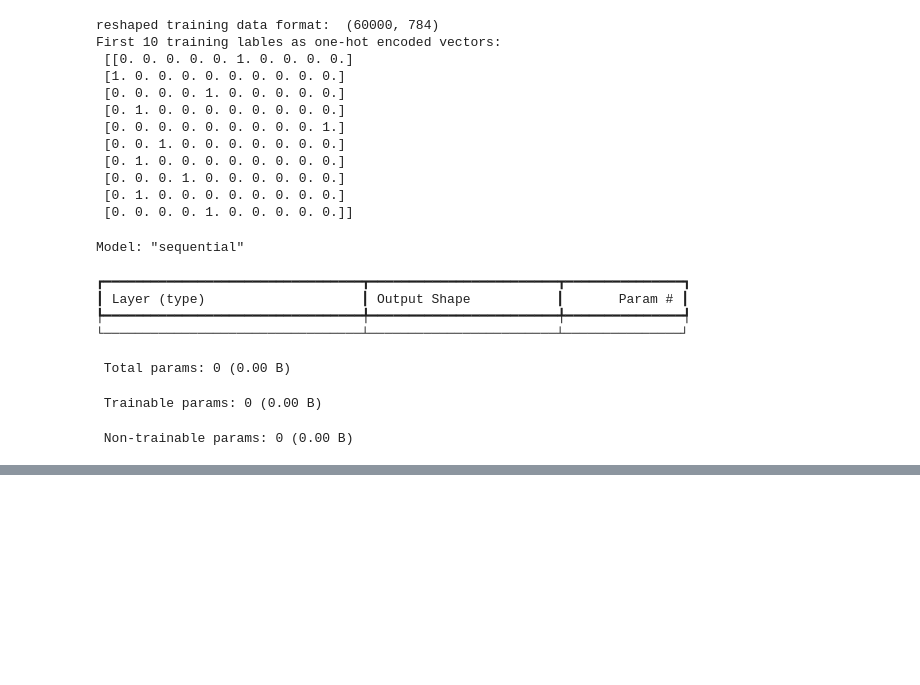
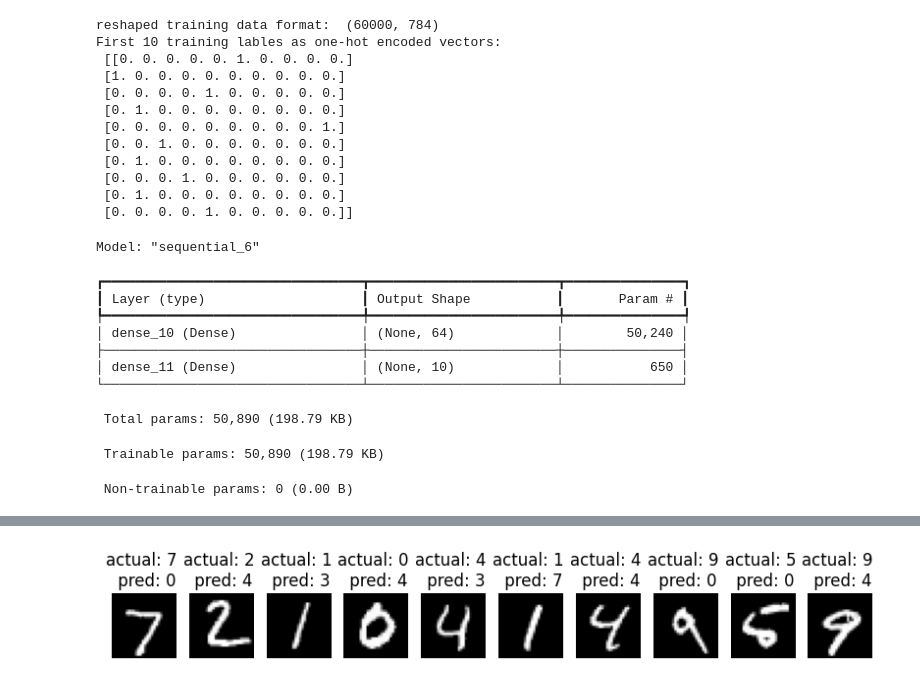
Before and after one commit to toni7lovric-rgb/PRA3024, a Jupyter notebook: ML_MNIST_NN_exercise.ipynb, the cells around one changed output, grey strips where cells are left out. Saved outputs shown, nothing was run; the diff lists cells and outputs as text; code cells hidden in the pictures; blank space fills up the shorter version.

```diff
--- a/ML_MNIST_NN_exercise.ipynb
+++ b/ML_MNIST_NN_exercise.ipynb
@@ -90,18 +78,26 @@ model = Sequential()
 ### --> add Dense (fully connected) layers to the model to connect input to output, using model.add().
 ###  Make sure that the dimensionality is correct: input should be # pixels large,
 ###  output should be #classes large. Google is your friend.
+
+model.add(Dense(64, activation='sigmoid', input_shape=(image_vector_size,))) # hidden layer with 128 neurons and sigmoid activation
+model.add(Dense(num_classes, activation='softmax')) # output layer with softmax activation and 10 output classes
+
+
 ### END STUDENT CODE ###
 
 # Print model summary. Shows network layout, and # free parameters (weights + biases) to adapt while learning.
 model.summary()
 # %% [output]
-Model: "sequential"
+Model: "sequential_6"
 ┏━━━━━━━━━━━━━━━━━━━━━━━━━━━━━━━━━┳━━━━━━━━━━━━━━━━━━━━━━━━┳━━━━━━━━━━━━━━━┓
 ┃ Layer (type)                    ┃ Output Shape           ┃       Param # ┃
 ┡━━━━━━━━━━━━━━━━━━━━━━━━━━━━━━━━━╇━━━━━━━━━━━━━━━━━━━━━━━━╇━━━━━━━━━━━━━━━┩
+│ dense_10 (Dense)                │ (None, 64)             │        50,240 │
+├─────────────────────────────────┼────────────────────────┼───────────────┤
+│ dense_11 (Dense)                │ (None, 10)             │           650 │
 └─────────────────────────────────┴────────────────────────┴───────────────┘
- Total params: 0 (0.00 B)
+ Total params: 50,890 (198.79 KB)
- Trainable params: 0 (0.00 B)
+ Trainable params: 50,890 (198.79 KB)
  Non-trainable params: 0 (0.00 B)
 # %%
 # Compile the model
@@ -113,6 +109,7 @@ Model: "sequential"
 
 ### STUDENT CODE HERE ###
 ### --> Call model.compile with the right arguments.
+model.compile(loss='categorical_crossentropy', optimizer='sgd', metrics=['accuracy'])
 ### END STUDENT CODE ###
 # %%
 # Let's see how good the model 'predicts' some hand-written digits in our test dataset, without training.
@@ -127,4 +124,15 @@ y_pred_test = model.predict(x_test)
 ### STUDENT CODE HERE ###
 ### --> call model.predict() on the test images, and show the predictions of the
 ###  untrained model for the first 10 images. Also, plot those images, as you did above.
+plt.figure(figsize=(10, 10))
+for i in range(10):
+    plt.subplot(1, 10, i + 1)
+    plt.imshow(x_test[i].reshape(28, 28), cmap='gray')
+    # add actual label too
+    actual_label = np.argmax(y_test[i])
+    label = np.argmax(y_pred_test[i]) #argmax returns the index of the maximum value in y_pred_test[i], which corresponds to the predicted digit label
+    plt.title(f"actual: {actual_label} \n pred: {label}")
+    plt.axis('off')
+plt.show()
 ### END STUDENT CODE ###
+# %% [output]
@@ -131,3 +142,4 @@ y_pred_test = model.predict(x_test)
+[figure, added]
 # %%
 # Train the model.
 
```
Also changed, not shown: parts of 9 cells of this notebook, 2 other files.
